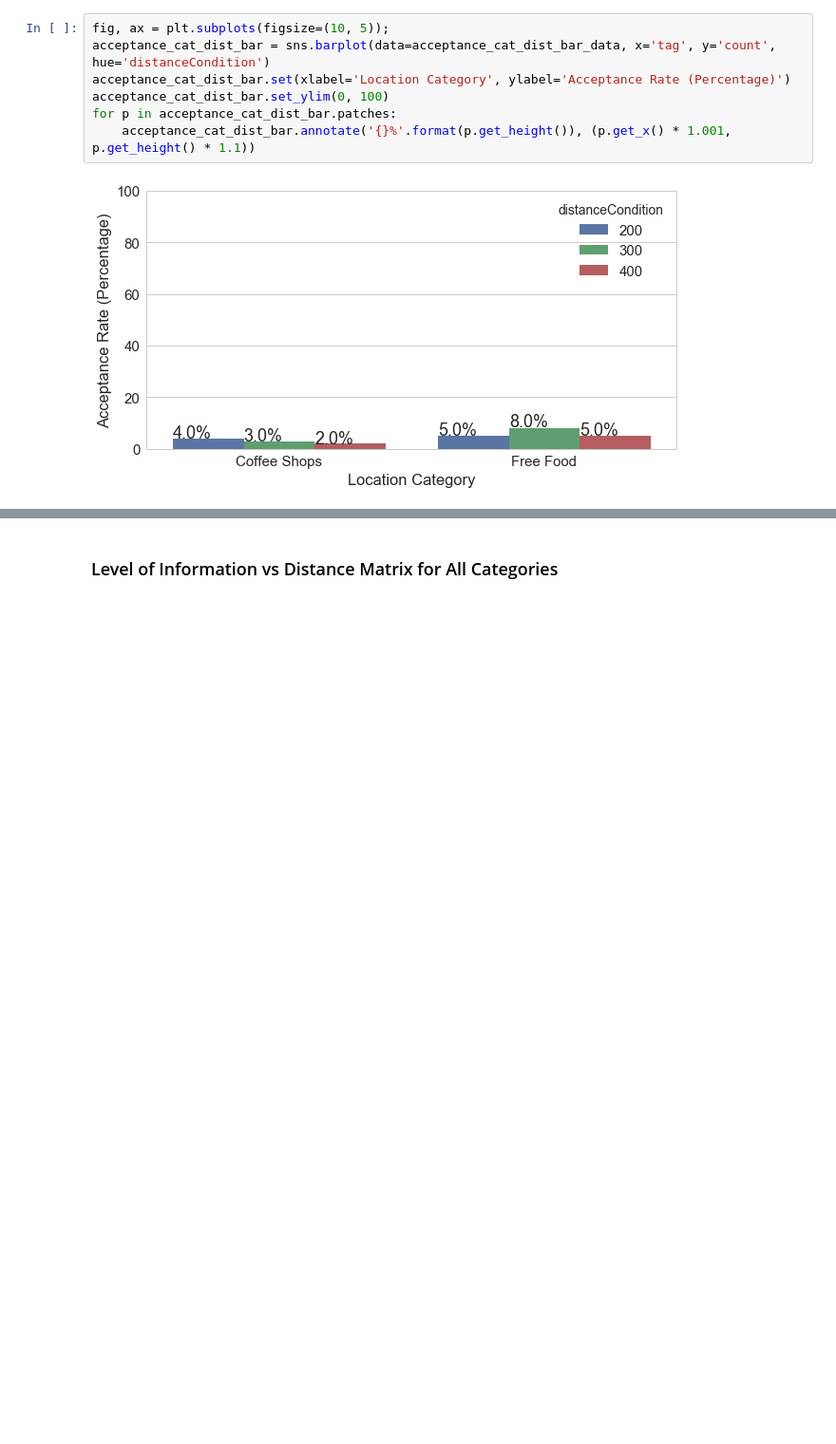
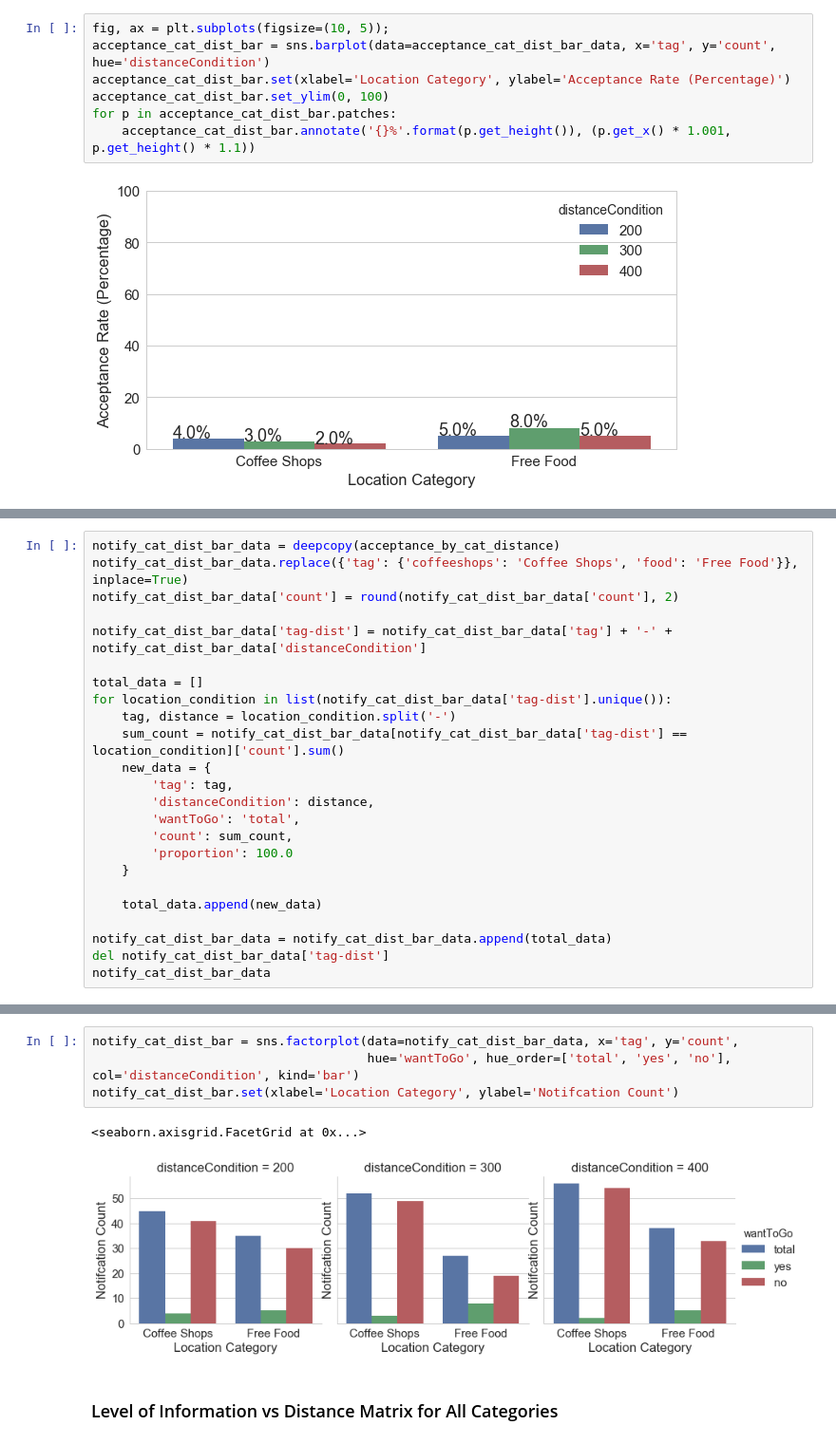
Before and after one commit to NUDelta/les-study-analysis, a Jupyter notebook: expand-exploit-study-analysis.ipynb, the cells around one changed output, grey strips where cells are left out. Shown at 95% size. Cells and saved outputs as stored; diff of their text form; blank space fills up the shorter version.

```diff
--- a/expand-exploit-study-analysis.ipynb
+++ b/expand-exploit-study-analysis.ipynb
@@ -499,0 +553,24 @@ for p in acceptance_cat_dist_bar.patches:
+# %%
+notify_cat_dist_bar_data = deepcopy(acceptance_by_cat_distance)
+notify_cat_dist_bar_data.replace({'tag': {'coffeeshops': 'Coffee Shops', 'food': 'Free Food'}}, inplace=True)
+notify_cat_dist_bar_data['count'] = round(notify_cat_dist_bar_data['count'], 2)
+
+notify_cat_dist_bar_data['tag-dist'] = notify_cat_dist_bar_data['tag'] + '-' + notify_cat_dist_bar_data['distanceCondition']
+
+total_data = []
+for location_condition in list(notify_cat_dist_bar_data['tag-dist'].unique()):
+    tag, distance = location_condition.split('-')
+    sum_count = notify_cat_dist_bar_data[notify_cat_dist_bar_data['tag-dist'] == location_condition]['count'].sum()
+    new_data = {
+        'tag': tag,
+        'distanceCondition': distance,
+        'wantToGo': 'total',
+        'count': sum_count,
+        'proportion': 100.0
+    }
+
+    total_data.append(new_data)
+
+notify_cat_dist_bar_data = notify_cat_dist_bar_data.append(total_data)
+del notify_cat_dist_bar_data['tag-dist']
+notify_cat_dist_bar_data
@@ -500,3 +595,10 @@ for p in acceptance_cat_dist_bar.patches:
+# %%
+notify_cat_dist_bar = sns.factorplot(data=notify_cat_dist_bar_data, x='tag', y='count',
+                                     hue='wantToGo', hue_order=['total', 'yes', 'no'], col='distanceCondition', kind='bar')
+notify_cat_dist_bar.set(xlabel='Location Category', ylabel='Notifcation Count')
+# %% [output]
+<seaborn.axisgrid.FacetGrid at 0x...>
+[figure, added]
 # %% [markdown]
 ### Level of Information vs Distance Matrix for All Categories
 # %%
```
Also changed, not shown: parts of 9 cells of this notebook.
